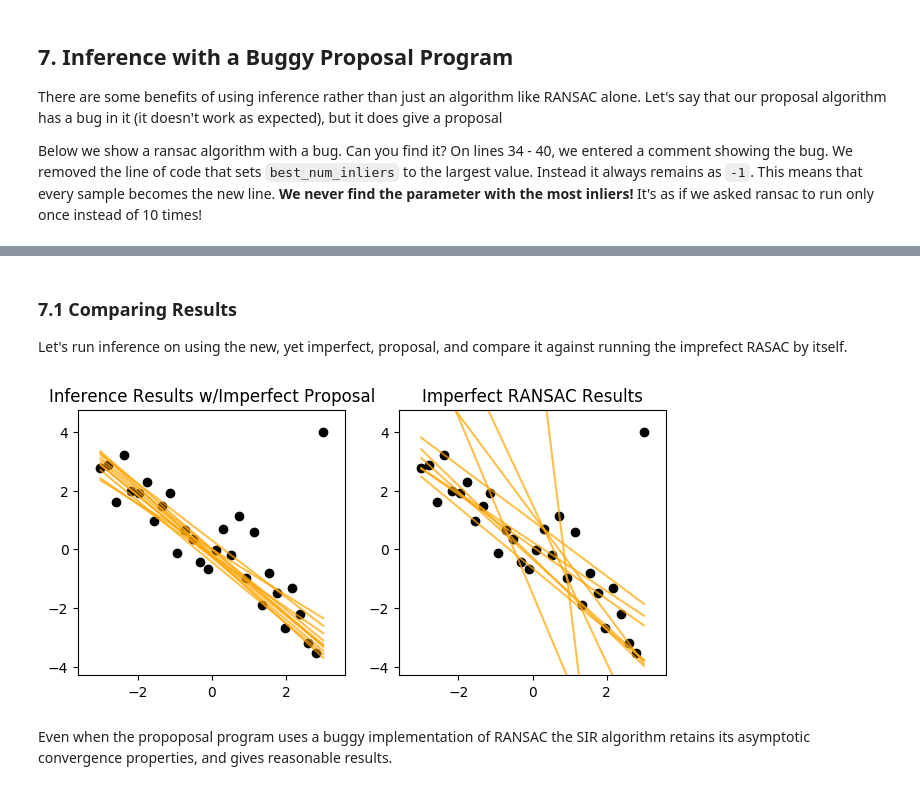
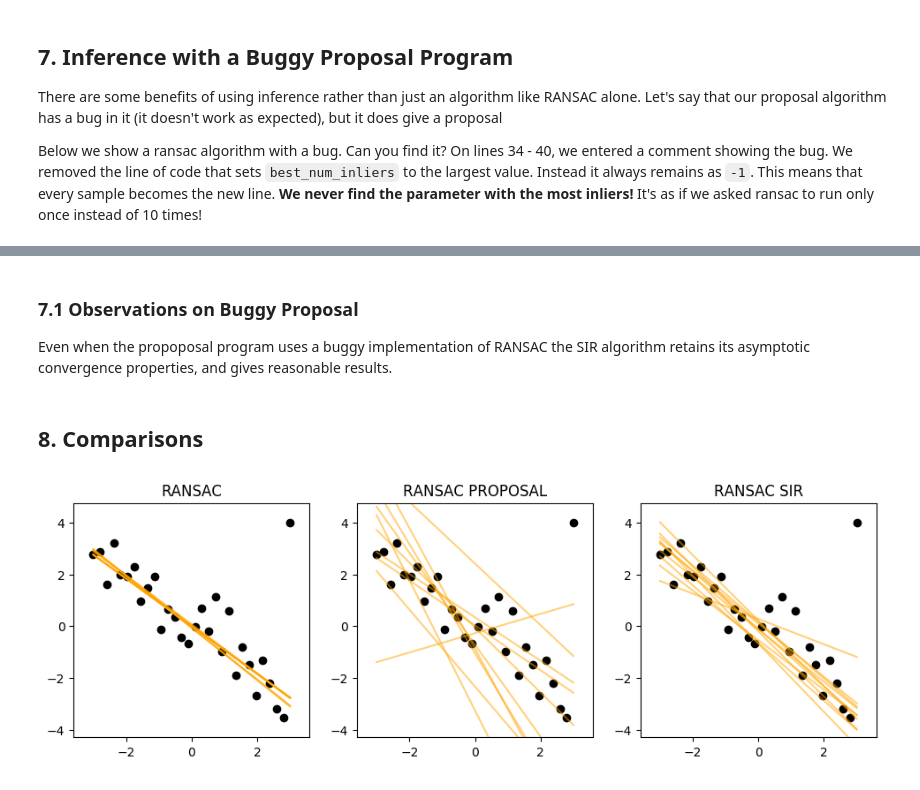
Before and after one commit to probcomp/GenExperimental.jl, a Jupyter notebook: examples/ransac/RANSAC_Notebook.ipynb, the cells around one changed output, grey strips where cells are left out. Saved outputs shown, nothing was run; the diff lists cells and outputs as text; code cells hidden in the pictures.

Commit message:
updating ransac notebook

```diff
--- a/examples/ransac/RANSAC_Notebook.ipynb
+++ b/examples/ransac/RANSAC_Notebook.ipynb
@@ -25,7 +23,7 @@ PyObject <matplotlib.text.Text object at 0x...>
 ## 2. A Gen.jl program for linear regression with outliers
 # %%
 # Linear regression probabilistic model
-function linear_regression_outliers(T::Trace, xs::Array{Float64,1})
+@program linear_regression_outliers(xs::Array{Float64,1}) begin
     inlier_noise = gamma(1., 1.) ~ "inlier_noise"
     outlier_noise = 10.0
     prob_outlier = 0.1
@@ -99,7 +97,7 @@ function linear_regression_likelihood_weighting(num_samples::Int, xs::Array{Floa
         for(i, y) in enumerate(ys)
             constrain!(trace, "y$i", y)
         end
-        linear_regression_outliers(trace, xs)
+        @generate(trace, linear_regression_outliers(xs))
         traces[sample] = trace
         scores[sample] = score(trace)
     end
@@ -108,11 +106,14 @@ function linear_regression_likelihood_weighting(num_samples::Int, xs::Array{Floa
     return traces[chosen]
 end
 
-traces = []
-for replicate=1:15
-    trace = Trace()
-    num_samples = 1000
-    push!(traces, linear_regression_likelihood_weighting(num_samples, xs, ys))
+# Run inference an unbounded number of times and collects the traces
+function run_inference(xs::Array{Float64,1}, ys::Array{Float64,1}, proposal::Function, proposal_std::Float64, num_samples::Int)
+    traces = []
+    for i=1:num_samples
+        trace = linreg_infer_sir(100, xs, ys, proposal, proposal_std)
+        push!(traces, trace)
+    end
+    traces
 end
 
 plt[:figure](figsize=(11.3, 10))
@@ -194,7 +195,7 @@ ransac_core (generic function with 1 method)
 function run_ransac(xs::Array{Float64,1}, ys::Array{Float64,1}, num_samples::Int, iterations::Int, ransac::Function)
     traces = []
     for i=1:num_samples
-        ransac_params = RansacParams(iterations, 2, 1.5)
+        ransac_params = RansacParams(iterations, 2, 1.)
         slope, intercept, inliers = ransac(xs, ys, ransac_params)
 
         #Just for storing information
@@ -229,7 +230,7 @@ plt[:tight_layout]()
                          ransac_params::RansacParams,
                          proposal_std::Float64) begin
 
-    # use RANSAC to guess the line parameters
+    # use RANSAC to guess the line parameters@
     slope, intercept, inliers = ransac_core(xs, ys, ransac_params)
 
     # add noise to the line parameters
@@ -247,7 +248,7 @@ end
 function run_ransac_proposal(xs::Array{Float64,1}, ys::Array{Float64,1}, num_samples::Int, ransac::Function)
     traces = []
     for i=1:num_samples
-        ransac_params = RansacParams(10, 2, 1.5)
+        ransac_params = RansacParams(10, 2, 1.)
         proposal_std = 1.
         trace = Trace()
         @generate(trace, ransac_proposal(xs, ys, ransac_params, proposal_std))
@@ -517,26 +523,30 @@ ransac_proposal (generic function with 1 method)
-# %% [markdown]
-### 7.1 Comparing Results
-Let's run inference on using the new, yet imperfect, proposal, and compare it against running the imprefect RASAC by itself.
+# %% [markdown]
+### 7.1 Observations on Buggy Proposal
+
+Even when the propoposal program uses a buggy implementation of RANSAC the SIR algorithm retains its asymptotic convergence properties, and gives reasonable results.
+# %% [markdown]
+## 8. Comparisons
 # %%
-num_samples = 10.
+num_samples = 10
+
+#----- RANSAC BY ITSELF ----------
+traces_ransac = run_ransac(xs, ys, num_samples, ransac_core)
+
+#----- RANSAC PROPOSAL--------------
+traces_proposal = run_ransac_proposal(xs, ys, num_samples, ransac_core)
 
 #----- INFERENCE WITH DIFF NOISE--
 proposal_noise = 1.
-traces_reg = run_inference(xs, ys, proposal_noise, num_samples)
+traces_inference = run_inference(xs, ys, ransac_proposal, proposal_noise, num_samples)
 
-#----- RANSAC BY ITSELF ----------
-traces_ransac = run_ransac(xs, ys, num_samples, imperfect_ransac_core)
-#----------------------------------
 
 # PLOT THE DIFFERENCES
-titles = ["Inference Results w/Imperfect Proposal", "Imperfect RANSAC Results"]
-trace_list = [traces_reg, traces_ransac]
+titles = ["RANSAC", "RANSAC PROPOSAL", "RANSAC SIR"]
+trace_list = [traces_ransac, traces_proposal, traces_inference]
 plt[:figure](figsize=(20, 20))
-for i=1:2
-    plot_many(xs, ys, trace_list[i], i)
+for i=1:3
+    plot_many(xs, ys, trace_list[i], i, .5)
     plt[:title](titles[i])
 end
 # %% [output]
-[figure, old version]
+[figure, new version]
-# %% [markdown]
-Even when the propoposal program uses a buggy implementation of RANSAC the SIR algorithm retains its asymptotic convergence properties, and gives reasonable results.
```
Also changed, not shown: parts of 9 cells of this notebook.
